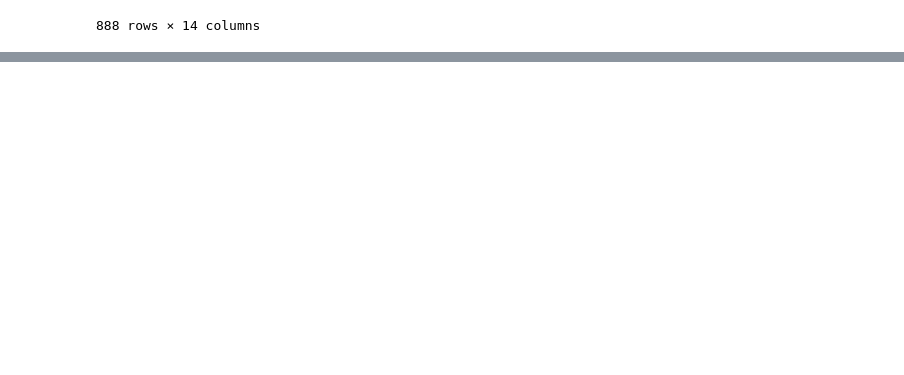
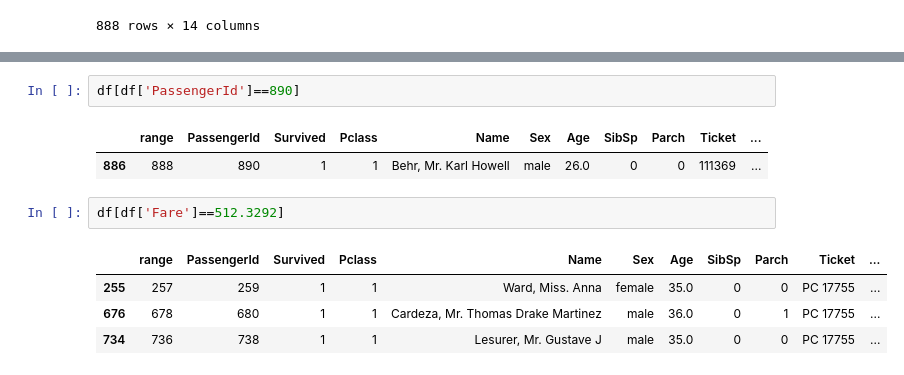
Before and after one commit to interrupted-dev/alpha, a Jupyter notebook: Pandas.ipynb, the cells around one changed output, grey strips where cells are left out. Cells and saved outputs as stored; diff of their text form; blank space fills up the shorter version.

```diff
--- a/Pandas.ipynb
+++ b/Pandas.ipynb
@@ -1384,0 +1481,12 @@ hello world
+# %%
+df[df['PassengerId']==890]
+# %% [output]
+|  | range | PassengerId | Survived | Pclass | Name | Sex | Age | SibSp | Parch | Ticket | ... |
+| 886 | 888 | 890 | 1 | 1 | Behr, Mr. Karl Howell | male | 26.0 | 0 | 0 | 111369 | ... |
+# %%
+df[df['Fare']==512.3292]
+# %% [output]
+|  | range | PassengerId | Survived | Pclass | Name | Sex | Age | SibSp | Parch | Ticket | ... |
+| 255 | 257 | 259 | 1 | 1 | Ward, Miss. Anna | female | 35.0 | 0 | 0 | PC 17755 | ... |
+| 676 | 678 | 680 | 1 | 1 | Cardeza, Mr. Thomas Drake Martinez | male | 36.0 | 0 | 1 | PC 17755 | ... |
+| 734 | 736 | 738 | 1 | 1 | Lesurer, Mr. Gustave J | male | 35.0 | 0 | 0 | PC 17755 | ... |
```
Also changed, not shown: parts of 24 cells of this notebook.
